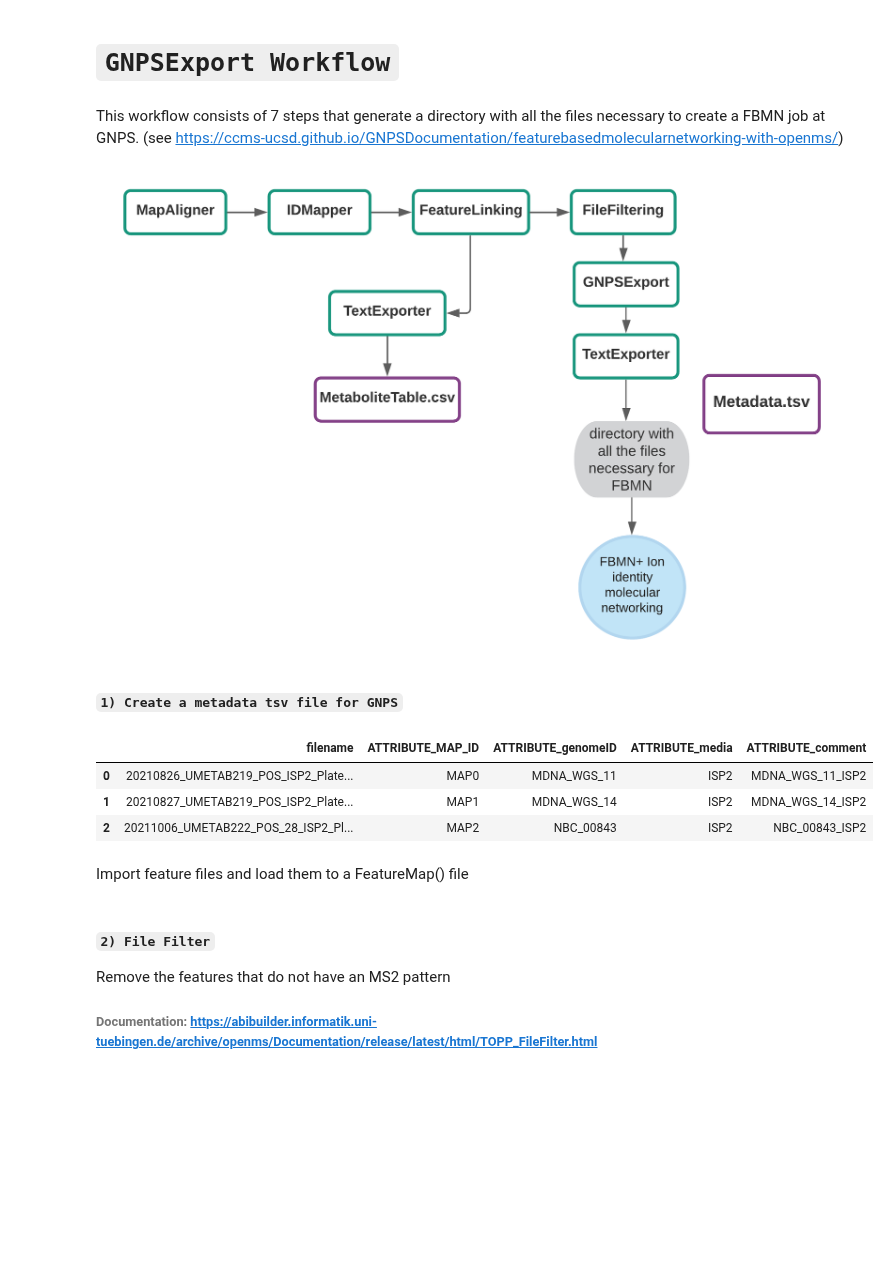
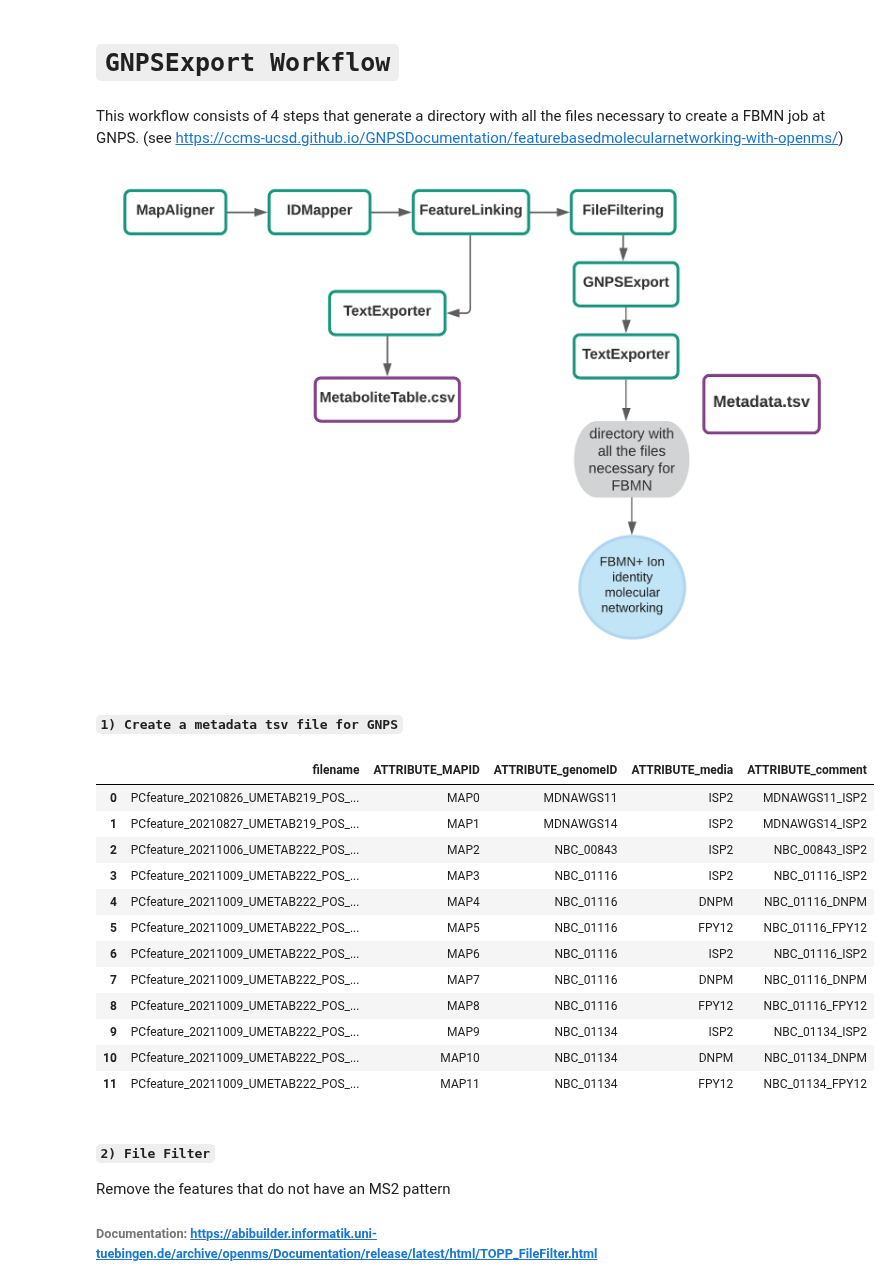
Before and after one commit to eeko-kon/pyOpenMS_UmetaFlow, a Jupyter notebook: 3_GNPSExport.ipynb, the cells around one changed output. Saved outputs shown, nothing was run; the diff lists cells and outputs as text; code cells hidden in the pictures; blank space fills up the shorter version.

```diff
--- a/3_GNPSExport.ipynb
+++ b/3_GNPSExport.ipynb
@@ -13,9 +13,9 @@ Determination of memory status is not supported on this
 # %% [markdown]
 # `GNPSExport Workflow`
 # %% [markdown]
-This workflow consists of 7 steps that generate a directory with all the files necessary to create a FBMN job at GNPS. (see https://ccms-ucsd.github.io/GNPSDocumentation/featurebasedmolecularnetworking-with-openms/)
+This workflow consists of 4 steps that generate a directory with all the files necessary to create a FBMN job at GNPS. (see https://ccms-ucsd.github.io/GNPSDocumentation/featurebasedmolecularnetworking-with-openms/)
 
 ![2_GNPSExport.png](attachment:bd8eaba7-c1dc-4165-a5b3-cdc15d6e75c0.png)
-
-#### `1) Create a metadata tsv file for GNPS`
+# %% [markdown]
+#### `1) Create a metadata tsv file for GNPS`
 # %%
@@ -23,30 +23,33 @@ This workflow consists of 7 steps that generate a directory with all the files n
 # %%
-path= "results/GNPSexport/interim"
+path= "results/GNPSexport/"
 isExist= os.path.exists(path)
 if not isExist:
     os.mkdir(path)
 
+import pandas as pd
 header_list = ["filename"]
-metadata=pd.read_csv("data/raw/filelist.txt", names=header_list)
-metadata["filename"]=metadata["filename"].replace(".raw", value=".mzml", regex=True)
-metadata["filename"]=metadata["filename"].replace(to_replace= r'MDNAWGS', value= 'MDNA_WGS_', regex= True)
-metadata['ATTRIBUTE_MAPnumber'] = np.arange(len(metadata))
-metadata["ATTRIBUTE_MAP_ID"]= "MAP" + metadata["ATTRIBUTE_MAPnumber"].astype(str)
-metadata= metadata.drop(columns= "ATTRIBUTE_MAPnumber")
-metadata['ATTRIBUTE_genomeID']=metadata['filename'].str.extract(r'(NBC_?\d*)')
-metadata['ATTRIBUTE_genomeIDMDNA']=metadata['filename'].str.extract(r'(MDNAWGS?\d*|MDNA_WGS_?\d*)')
-metadata['ATTRIBUTE_genomeID']=metadata['ATTRIBUTE_genomeID'].fillna(metadata['ATTRIBUTE_genomeIDMDNA'])
-metadata["ATTRIBUTE_media"]= metadata['filename'].str.extract(r'(ISP2|DNPM|FPY12\d*)')
-metadata["ATTRIBUTE_comment"]= metadata['ATTRIBUTE_genomeID']+"_" + metadata["ATTRIBUTE_media"]
-metadata=metadata.drop(columns="ATTRIBUTE_genomeIDMDNA")
-#metadata['ATTRIBUTE_genomeID']= metadata['ATTRIBUTE_genomeID'].replace(to_replace= r'NBC', value= 'NBC_', regex= True)
-#metadata['ATTRIBUTE_genomeID']= metadata['ATTRIBUTE_genomeID'].replace(to_replace= r'MDNAWGS', value= 'MDNA_WGS_', regex= True)
-metadata.to_csv("results/GNPSexport/metadata.tsv", sep='\t')
-metadata
+df=pd.read_csv("results/interim/filelist.txt", names=header_list, index_col= None)
+df['ATTRIBUTE_MAPID'] = np.arange(len(df))
+df["ATTRIBUTE_MAPID"]= "MAP" + df["ATTRIBUTE_MAPID"].astype(str)
+df['ATTRIBUTE_genomeID']=df['filename'].str.extract(r'(NBC_?\d*)')
+df['ATTRIBUTE_genomeIDMDNA']=df['filename'].str.extract(r'(MDNAWGS?\d*|MDNA_WGS_?\d*)')
+df['ATTRIBUTE_genomeID']=df['ATTRIBUTE_genomeID'].fillna(df['ATTRIBUTE_genomeIDMDNA'])
+df["ATTRIBUTE_media"]= df['filename'].str.extract(r'(ISP2|DNPM|FPY12|MA|soyM\d*)')
+df["ATTRIBUTE_comment"]= df['ATTRIBUTE_genomeID'].astype(str) +"_" + df["ATTRIBUTE_media"].astype(str)
+df=df.drop(columns="ATTRIBUTE_genomeIDMDNA")
+df.to_csv("results/GNPSexport/metadata.tsv", sep='\t')
+df
 # %% [output]
-|  | filename | ATTRIBUTE_MAP_ID | ATTRIBUTE_genomeID | ATTRIBUTE_media | ATTRIBUTE_comment |
-| 0 | 20210826_UMETAB219_POS_ISP2_Plate... | MAP0 | MDNA_WGS_11 | ISP2 | MDNA_WGS_11_ISP2 |
-| 1 | 20210827_UMETAB219_POS_ISP2_Plate... | MAP1 | MDNA_WGS_14 | ISP2 | MDNA_WGS_14_ISP2 |
-| 2 | 20211006_UMETAB222_POS_28_ISP2_Pl... | MAP2 | NBC_00843 | ISP2 | NBC_00843_ISP2 |
+|  | filename | ATTRIBUTE_MAPID | ATTRIBUTE_genomeID | ATTRIBUTE_media | ATTRIBUTE_comment |
+| 0 | PCfeature_20210826_UMETAB219_POS_... | MAP0 | MDNAWGS11 | ISP2 | MDNAWGS11_ISP2 |
+| 1 | PCfeature_20210827_UMETAB219_POS_... | MAP1 | MDNAWGS14 | ISP2 | MDNAWGS14_ISP2 |
+| 2 | PCfeature_20211006_UMETAB222_POS_... | MAP2 | NBC_00843 | ISP2 | NBC_00843_ISP2 |
+| 3 | PCfeature_20211009_UMETAB222_POS_... | MAP3 | NBC_01116 | ISP2 | NBC_01116_ISP2 |
+| 4 | PCfeature_20211009_UMETAB222_POS_... | MAP4 | NBC_01116 | DNPM | NBC_01116_DNPM |
+| 5 | PCfeature_20211009_UMETAB222_POS_... | MAP5 | NBC_01116 | FPY12 | NBC_01116_FPY12 |
+| 6 | PCfeature_20211009_UMETAB222_POS_... | MAP6 | NBC_01116 | ISP2 | NBC_01116_ISP2 |
+| 7 | PCfeature_20211009_UMETAB222_POS_... | MAP7 | NBC_01116 | DNPM | NBC_01116_DNPM |
+| 8 | PCfeature_20211009_UMETAB222_POS_... | MAP8 | NBC_01116 | FPY12 | NBC_01116_FPY12 |
+| 9 | PCfeature_20211009_UMETAB222_POS_... | MAP9 | NBC_01134 | ISP2 | NBC_01134_ISP2 |
+| 10 | PCfeature_20211009_UMETAB222_POS_... | MAP10 | NBC_01134 | DNPM | NBC_01134_DNPM |
+| 11 | PCfeature_20211009_UMETAB222_POS_... | MAP11 | NBC_01134 | FPY12 | NBC_01134_FPY12 |
-# %% [markdown]
-Import feature files and load them to a FeatureMap() file
```
Also changed, not shown: parts of 10 cells of this notebook, 6 other files.
